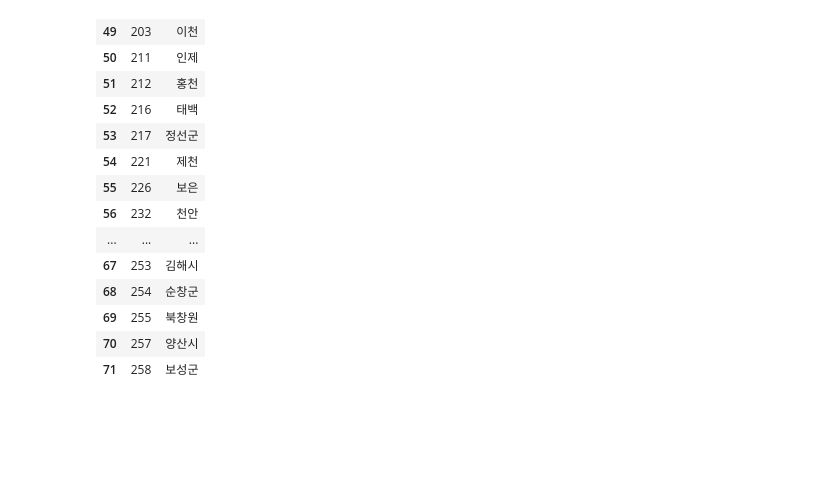
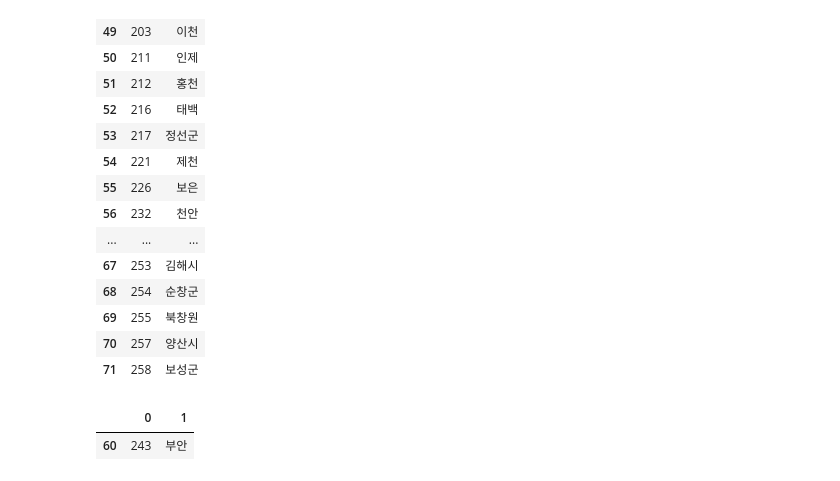
Before and after one commit to devsosin/big_contest, a Jupyter notebook: temp.ipynb, the cells around one changed output. Cells and saved outputs as stored; diff of their text form; code cells hidden in the pictures; blank space fills up the shorter version.

```diff
--- a/temp.ipynb
+++ b/temp.ipynb
@@ -424,3 +422,10 @@ plt.scatter(results[results['loc']=='양평']['time'], results[results['loc']=='
 # 부여부터 다시 시작
 
 # 60번 수집해야함 임실, 부안, 김해시 보성군까지
+# %%
+a = pd.read_csv(r'C:\Users\svsta\big_contest\datas\out_data\loc.csv', header=None)
+
+a[a[1] == '부안']
+# %% [output]
+|  | 0 | 1 |
+| 60 | 243 | 부안 |
```
Also changed, not shown: parts of 2 cells of this notebook, 10 other files.
